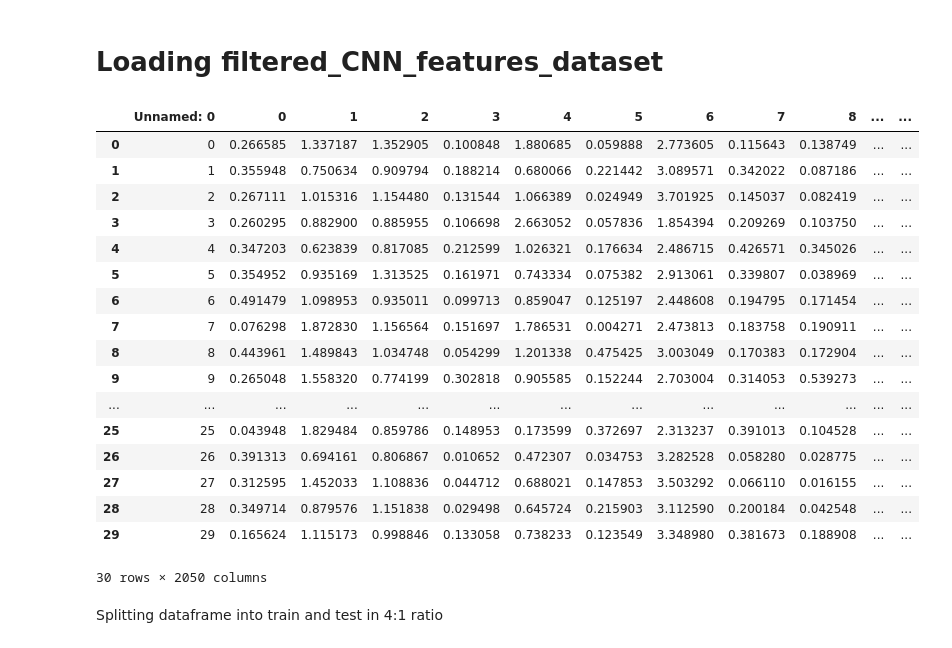
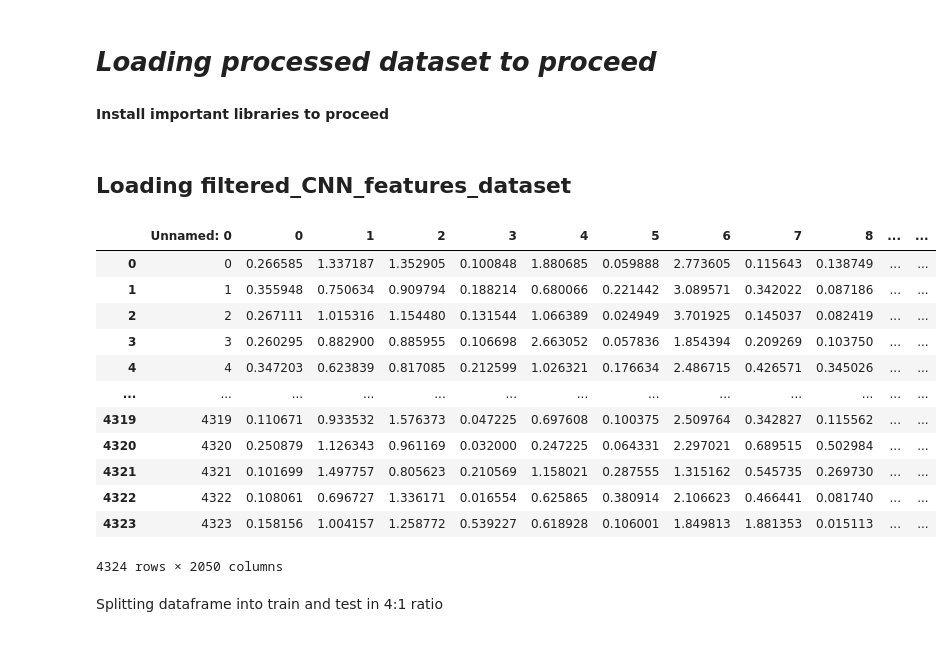
Before and after one commit to AgarwalMayank2/Face_Detection, a Jupyter notebook: processed_dataset/How_to_use_processed_dataset.ipynb, the cells around one changed output. Cells and saved outputs as stored; diff of their text form; code cells hidden in the pictures.

```diff
--- a/processed_dataset/How_to_use_processed_dataset.ipynb
+++ b/processed_dataset/How_to_use_processed_dataset.ipynb
@@ -6,0 +3,4 @@ import pandas as pd
+# %% [markdown]
+# ***Loading processed dataset to proceed***
+# %% [markdown]
+**Install important libraries to proceed**
@@ -7,29 +11,23 @@ import pandas as pd
 # %% [markdown]
-# Loading filtered_CNN_features_dataset
+## Loading filtered_CNN_features_dataset
 # %%
 url_filtered_CNN_features_dataset = 'https://raw.githubusercontent.com/AgarwalMayank2/Face_Detection/refs/heads/main/processed_dataset/filtered_CNN_features_dataset.csv' #for CNN limited
-df = pd.read_csv(url_filtered_CNN_features_dataset) # reading url for extracted CNN_features_dataset_limited.csv
+df_CNN = pd.read_csv(url_filtered_CNN_features_dataset) # reading url for extracted CNN_features_dataset_limited.csv
+df_CNN
+# %% [output]
+|  | Unnamed: 0 | 0 | 1 | 2 | 3 | 4 | 5 | 6 | 7 | 8 | ... | ... |
+| 0 | 0 | 0.266585 | 1.337187 | 1.352905 | 0.100848 | 1.880685 | 0.059888 | 2.773605 | 0.115643 | 0.138749 | ... | ... |
+| 1 | 1 | 0.355948 | 0.750634 | 0.909794 | 0.188214 | 0.680066 | 0.221442 | 3.089571 | 0.342022 | 0.087186 | ... | ... |
+| 2 | 2 | 0.267111 | 1.015316 | 1.154480 | 0.131544 | 1.066389 | 0.024949 | 3.701925 | 0.145037 | 0.082419 | ... | ... |
+| 3 | 3 | 0.260295 | 0.882900 | 0.885955 | 0.106698 | 2.663052 | 0.057836 | 1.854394 | 0.209269 | 0.103750 | ... | ... |
+| 4 | 4 | 0.347203 | 0.623839 | 0.817085 | 0.212599 | 1.026321 | 0.176634 | 2.486715 | 0.426571 | 0.345026 | ... | ... |
+| ... | ... | ... | ... | ... | ... | ... | ... | ... | ... | ... | ... | ... |
+| 4319 | 4319 | 0.110671 | 0.933532 | 1.576373 | 0.047225 | 0.697608 | 0.100375 | 2.509764 | 0.342827 | 0.115562 | ... | ... |
+| 4320 | 4320 | 0.250879 | 1.126343 | 0.961169 | 0.032000 | 0.247225 | 0.064331 | 2.297021 | 0.689515 | 0.502984 | ... | ... |
+| 4321 | 4321 | 0.101699 | 1.497757 | 0.805623 | 0.210569 | 1.158021 | 0.287555 | 1.315162 | 0.545735 | 0.269730 | ... | ... |
+| 4322 | 4322 | 0.108061 | 0.696727 | 1.336171 | 0.016554 | 0.625865 | 0.380914 | 2.106623 | 0.466441 | 0.081740 | ... | ... |
+| 4323 | 4323 | 0.158156 | 1.004157 | 1.258772 | 0.539227 | 0.618928 | 0.106001 | 1.849813 | 1.881353 | 0.015113 | ... | ... |
+4324 rows × 2050 columns
-# %%
-df.head(30)
-# %% [output]
-|  | Unnamed: 0 | 0 | 1 | 2 | 3 | 4 | 5 | 6 | 7 | 8 | ... | ... |
-| 0 | 0 | 0.266585 | 1.337187 | 1.352905 | 0.100848 | 1.880685 | 0.059888 | 2.773605 | 0.115643 | 0.138749 | ... | ... |
-| 1 | 1 | 0.355948 | 0.750634 | 0.909794 | 0.188214 | 0.680066 | 0.221442 | 3.089571 | 0.342022 | 0.087186 | ... | ... |
-| 2 | 2 | 0.267111 | 1.015316 | 1.154480 | 0.131544 | 1.066389 | 0.024949 | 3.701925 | 0.145037 | 0.082419 | ... | ... |
-| 3 | 3 | 0.260295 | 0.882900 | 0.885955 | 0.106698 | 2.663052 | 0.057836 | 1.854394 | 0.209269 | 0.103750 | ... | ... |
-| 4 | 4 | 0.347203 | 0.623839 | 0.817085 | 0.212599 | 1.026321 | 0.176634 | 2.486715 | 0.426571 | 0.345026 | ... | ... |
-| 5 | 5 | 0.354952 | 0.935169 | 1.313525 | 0.161971 | 0.743334 | 0.075382 | 2.913061 | 0.339807 | 0.038969 | ... | ... |
-| 6 | 6 | 0.491479 | 1.098953 | 0.935011 | 0.099713 | 0.859047 | 0.125197 | 2.448608 | 0.194795 | 0.171454 | ... | ... |
-| 7 | 7 | 0.076298 | 1.872830 | 1.156564 | 0.151697 | 1.786531 | 0.004271 | 2.473813 | 0.183758 | 0.190911 | ... | ... |
-| 8 | 8 | 0.443961 | 1.489843 | 1.034748 | 0.054299 | 1.201338 | 0.475425 | 3.003049 | 0.170383 | 0.172904 | ... | ... |
-| 9 | 9 | 0.265048 | 1.558320 | 0.774199 | 0.302818 | 0.905585 | 0.152244 | 2.703004 | 0.314053 | 0.539273 | ... | ... |
-| ... | ... | ... | ... | ... | ... | ... | ... | ... | ... | ... | ... | ... |
-| 25 | 25 | 0.043948 | 1.829484 | 0.859786 | 0.148953 | 0.173599 | 0.372697 | 2.313237 | 0.391013 | 0.104528 | ... | ... |
-| 26 | 26 | 0.391313 | 0.694161 | 0.806867 | 0.010652 | 0.472307 | 0.034753 | 3.282528 | 0.058280 | 0.028775 | ... | ... |
-| 27 | 27 | 0.312595 | 1.452033 | 1.108836 | 0.044712 | 0.688021 | 0.147853 | 3.503292 | 0.066110 | 0.016155 | ... | ... |
-| 28 | 28 | 0.349714 | 0.879576 | 1.151838 | 0.029498 | 0.645724 | 0.215903 | 3.112590 | 0.200184 | 0.042548 | ... | ... |
-| 29 | 29 | 0.165624 | 1.115173 | 0.998846 | 0.133058 | 0.738233 | 0.123549 | 3.348980 | 0.381673 | 0.188908 | ... | ... |
-30 rows × 2050 columns
 # %% [markdown]
 Splitting dataframe into train and test in 4:1 ratio
 # %%
```
Also changed, not shown: parts of 16 cells of this notebook.
